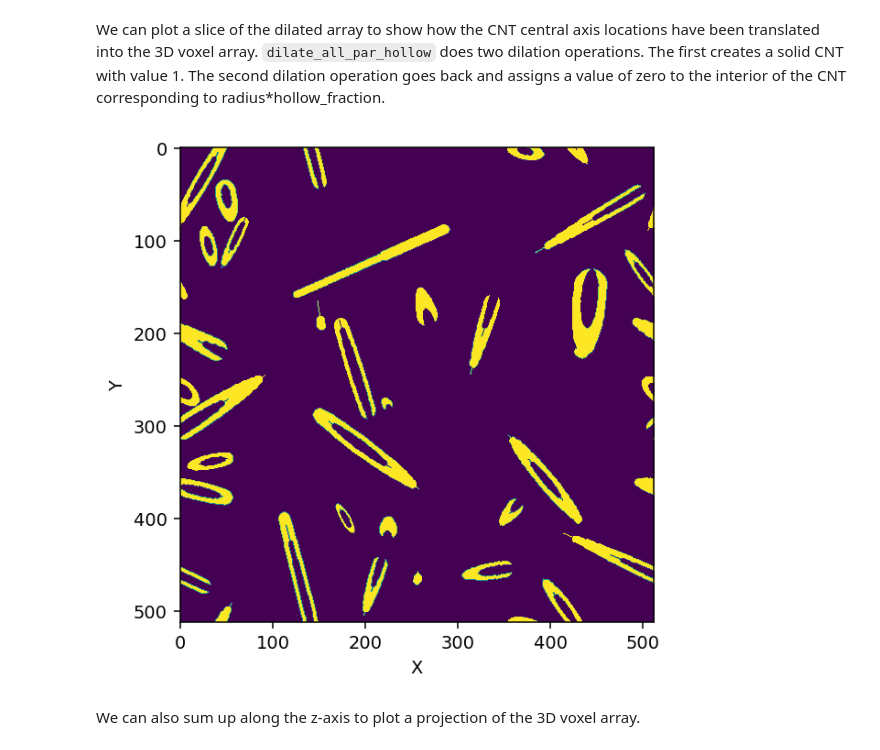
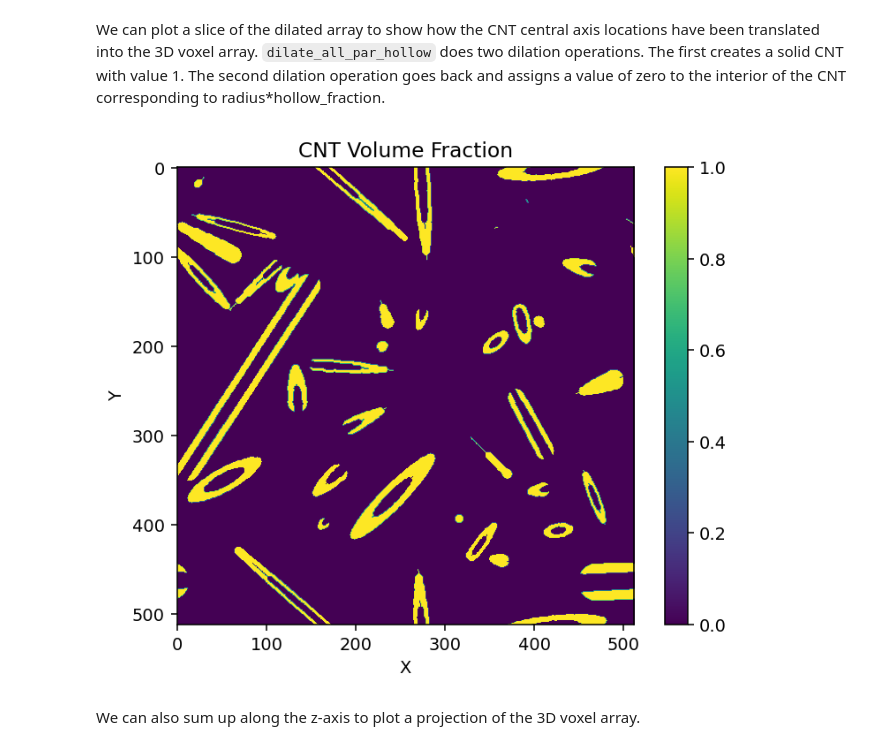
Before and after one commit to usnistgov/NRSS, a Jupyter notebook: src/NRSS_tutorials/MWCNTs/nb3_nrss.ipynb, the cells around one changed output. Drawn from its saved outputs; the diff is of its cells as text; code cells hidden in the pictures.

```diff
--- a/src/NRSS_tutorials/MWCNTs/nb3_nrss.ipynb
+++ b/src/NRSS_tutorials/MWCNTs/nb3_nrss.ipynb
@@ -93,12 +128,14 @@ dilate_all_par_hollow(all_CNTs, CNTs_dilated, BoxXY, BoxZ, hollow_fraction, insi
 We can plot a slice of the dilated array to show how the CNT central axis locations have been translated into the 3D voxel array. `dilate_all_par_hollow` does two dilation operations. The first creates a solid CNT with value 1. The second dilation operation goes back and assigns a value of zero to the interior of the CNT corresponding to radius*hollow_fraction.
 # %%
 plt.figure(dpi=140)
-plt.imshow(CNTs_dilated[64,...])
+plt.imshow(CNTs_dilated[32,...])
 plt.xlabel('X')
 plt.ylabel('Y')
+plt.title('CNT Volume Fraction')
+plt.colorbar()
 plt.show()
 # %% [output]
-[figure, old version]
+[figure, new version]
 # %% [markdown]
 We can also sum up along the z-axis to plot a projection of the 3D voxel array.
 # %%
```
Also changed, not shown: parts of 26 cells of this notebook, 2 other files.
